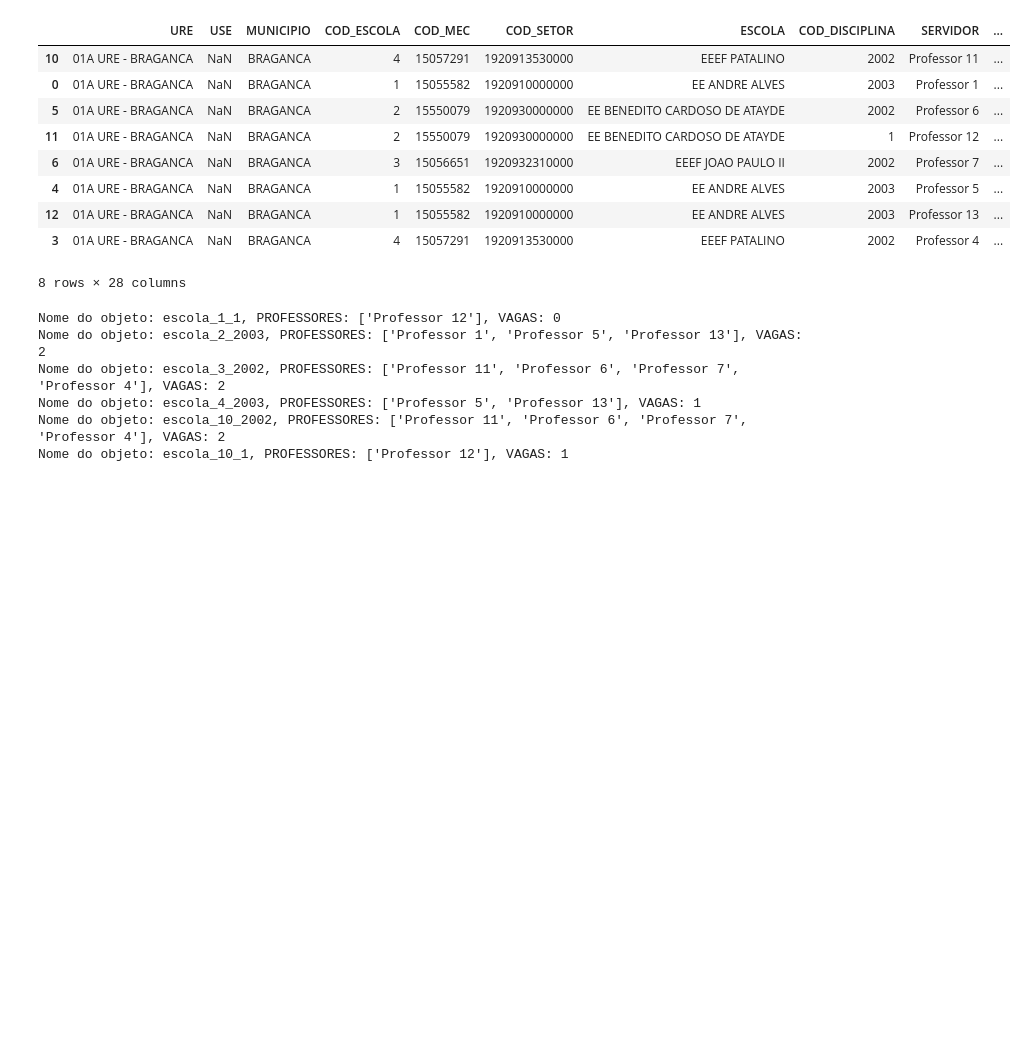
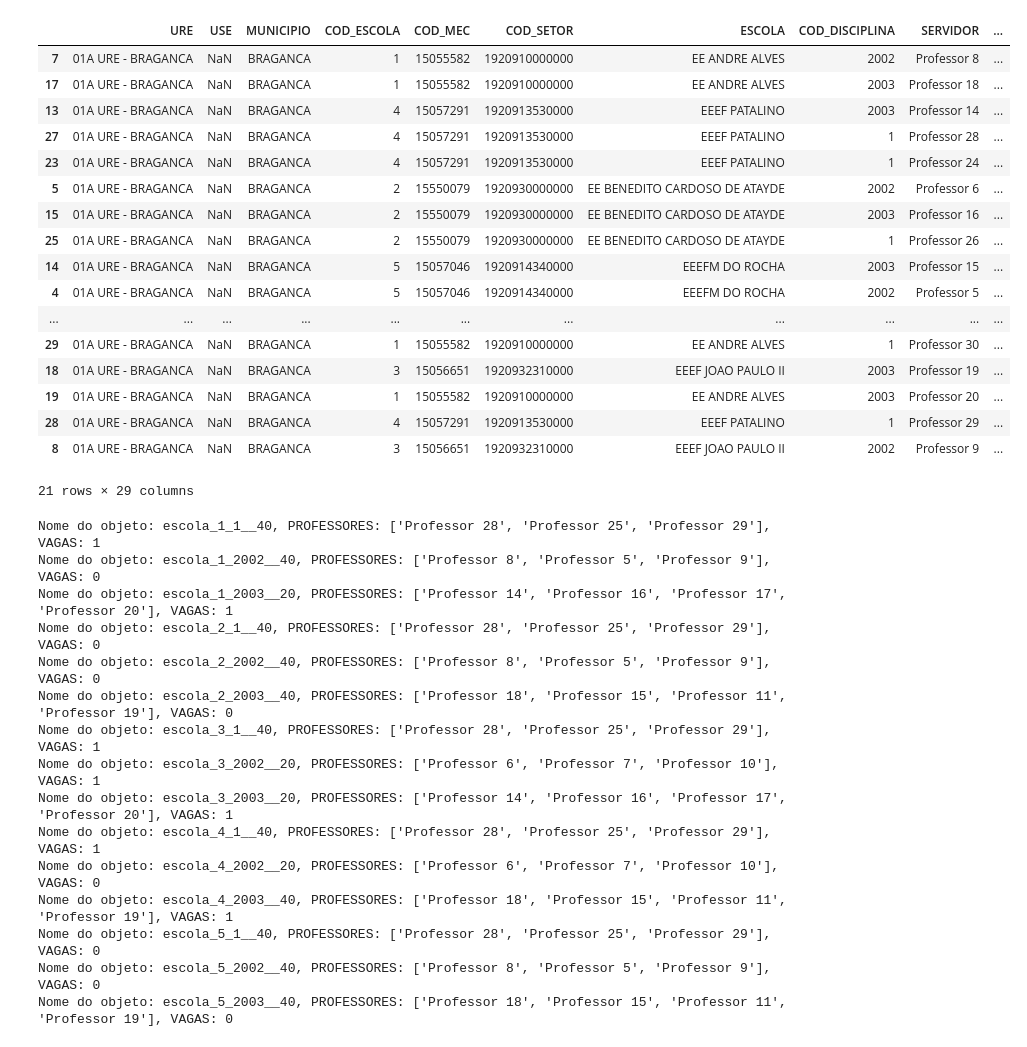
Before and after one commit to LH-Carreira/Algoritmo-lotacao, a Jupyter notebook: 03.ipynb, the cells around one changed output. Cells and saved outputs as stored; diff of their text form; code cells hidden in the pictures; blank space fills up the shorter version.

Commit message:
Expansao Base/Turnos

```diff
--- a/03.ipynb
+++ b/03.ipynb
@@ -2,7 +2,7 @@
 import pandas as pd
 
 class Escola:
-    def __init__(self, URE, USE, MUNICIPIO, COD_ESCOLA, COD_MEC, COD_SETOR, ESCOLA, COD_DISCIPLINA, CH_HORARIA, VAGAS, lista_professores):
+    def __init__(self, URE, USE, MUNICIPIO, COD_ESCOLA, COD_MEC, COD_SETOR, ESCOLA, COD_DISCIPLINA, TURNO, INTEGRAL, CH_HORARIA, VAGAS, lista_professores):
         self.URE = URE
         self.USE = USE
         self.MUNICIPIO = MUNICIPIO
@@ -11,6 +11,8 @@ class Escola:
         self.COD_SETOR = COD_SETOR
         self.ESCOLA = ESCOLA
         self.COD_DISCIPLINA = COD_DISCIPLINA
+        self.TURNO = TURNO
+        self.INTEGRAL = INTEGRAL
         self.CH_HORARIA = CH_HORARIA
         self.VAGAS = VAGAS
         self.lista_professores = lista_professores
@@ -24,7 +26,7 @@ escolas_dict = {}
 # Percorrer as linhas do DataFrame
 for indice, linha in base_escolas.iterrows():
     # Gerar o nome do objeto
-    nome_objeto = f"escola_{linha['COD_ESCOLA']}_{linha['COD_DISCIPLINA']}"
+    nome_objeto = f"escola_{linha['COD_ESCOLA']}_{linha['COD_DISCIPLINA']}__{linha['CH_HORARIA']}"
 
     # Criar um objeto Escola para cada linha
     escola = Escola(
@@ -36,6 +38,8 @@ for indice, linha in base_escolas.iterrows():
         linha['COD_SETOR'],
         linha['ESCOLA'],
         linha['COD_DISCIPLINA'],
+        linha['TURNO'],
+        linha['INTEGRAL'],
         linha['CH_HORARIA'],
         linha['VAGAS'],
         lista_professores = []
@@ -74,6 +73,7 @@ base_professores = base_professores.sort_values(by='area_conhecimento', ascendin
 base_professores = base_professores.sort_values(by='EFETIVO', ascending=False)
 
 professores_internos = base_professores[base_professores['INTERNO'] == 'SIM']
+professores_internos = professores_internos.sort_values(by='CH_TOTAL', ascending=False)
 display(professores_internos)
 
 global professores_lotados
@@ -172,57 +208,66 @@ Nome do objeto: escola_10_1, PROFESSORES: [], VAGAS: 1
 # %%
 display(base_professores)
 
 # CRIANDO AS LISTAS PARA LOTAÇÃO
 for nome_objeto, escola in escolas_dict.items():
 
     for index, professor in base_professores.iterrows():
-        cod_disciplina = professor['COD_DISCIPLINA']
-        agrupamento = professor['MUNICIPIO']
-        cod_escola = professor['COD_ESCOLA']
-        ch_prof = professor['JORNADA']
 
-        if escola.CH_HORARIA == 'GRANDE':
-            ch_escola = 40
-        else:
-            ch_escola = 20
-
-        if (escola.COD_DISCIPLINA == cod_disciplina)and (escola.MUNICIPIO == agrupamento):
-            if ch_prof == 40 and ch_escola == 20:
+        if (escola.COD_DISCIPLINA == professor['COD_DISCIPLINA'])and (escola.MUNICIPIO == professor['MUNICIPIO']):
+            if professor['JORNADA'] != escola.CH_HORARIA:
                 pass
             else:
                 servidor = professor['SERVIDOR']
-                # Verifica se o professor já foi adicionado à lista da escola
+                jornada = professor['JORNADA']
+                efetivo = professor['EFETIVO']
                 if servidor not in escola.lista_professores:
                     escola.lista_professores.append(servidor)
 
         else:
             pass
 
         #print(nome_objeto, escola.lista_professores)
         # ESCOLA.LISTA ADICIONA CADA PROFESSOR QUE CUMPRA OS REQUISITOS
         # LISTA ATUALIZADA COM RANKING (3, 9, 5, 6, 7, 8)
 
 
 
 for nome_objeto, escola in escolas_dict.items():
     print(f"Nome do objeto: {nome_objeto}, PROFESSORES: {escola.lista_professores}, VAGAS: {escola.VAGAS}")
 # %% [output]
 |  | URE | USE | MUNICIPIO | COD_ESCOLA | COD_MEC | COD_SETOR | ESCOLA | COD_DISCIPLINA | SERVIDOR | ... |
-| 10 | 01A URE - BRAGANCA | NaN | BRAGANCA | 4 | 15057291 | 1920913530000 | EEEF PATALINO | 2002 | Professor 11 | ... |
-| 0 | 01A URE - BRAGANCA | NaN | BRAGANCA | 1 | 15055582 | 1920910000000 | EE ANDRE ALVES | 2003 | Professor 1 | ... |
+| 7 | 01A URE - BRAGANCA | NaN | BRAGANCA | 1 | 15055582 | 1920910000000 | EE ANDRE ALVES | 2002 | Professor 8 | ... |
+| 17 | 01A URE - BRAGANCA | NaN | BRAGANCA | 1 | 15055582 | 1920910000000 | EE ANDRE ALVES | 2003 | Professor 18 | ... |
+| 13 | 01A URE - BRAGANCA | NaN | BRAGANCA | 4 | 15057291 | 1920913530000 | EEEF PATALINO | 2003 | Professor 14 | ... |
+| 27 | 01A URE - BRAGANCA | NaN | BRAGANCA | 4 | 15057291 | 1920913530000 | EEEF PATALINO | 1 | Professor 28 | ... |
+| 23 | 01A URE - BRAGANCA | NaN | BRAGANCA | 4 | 15057291 | 1920913530000 | EEEF PATALINO | 1 | Professor 24 | ... |
 | 5 | 01A URE - BRAGANCA | NaN | BRAGANCA | 2 | 15550079 | 1920930000000 | EE BENEDITO CARDOSO DE ATAYDE | 2002 | Professor 6 | ... |
-| 11 | 01A URE - BRAGANCA | NaN | BRAGANCA | 2 | 15550079 | 1920930000000 | EE BENEDITO CARDOSO DE ATAYDE | 1 | Professor 12 | ... |
-| 6 | 01A URE - BRAGANCA | NaN | BRAGANCA | 3 | 15056651 | 1920932310000 | EEEF JOAO PAULO II | 2002 | Professor 7 | ... |
-| 4 | 01A URE - BRAGANCA | NaN | BRAGANCA | 1 | 15055582 | 1920910000000 | EE ANDRE ALVES | 2003 | Professor 5 | ... |
-| 12 | 01A URE - BRAGANCA | NaN | BRAGANCA | 1 | 15055582 | 1920910000000 | EE ANDRE ALVES | 2003 | Professor 13 | ... |
-| 3 | 01A URE - BRAGANCA | NaN | BRAGANCA | 4 | 15057291 | 1920913530000 | EEEF PATALINO | 2002 | Professor 4 | ... |
+| 15 | 01A URE - BRAGANCA | NaN | BRAGANCA | 2 | 15550079 | 1920930000000 | EE BENEDITO CARDOSO DE ATAYDE | 2003 | Professor 16 | ... |
+| 25 | 01A URE - BRAGANCA | NaN | BRAGANCA | 2 | 15550079 | 1920930000000 | EE BENEDITO CARDOSO DE ATAYDE | 1 | Professor 26 | ... |
+| 14 | 01A URE - BRAGANCA | NaN | BRAGANCA | 5 | 15057046 | 1920914340000 | EEEFM DO ROCHA | 2003 | Professor 15 | ... |
+| 4 | 01A URE - BRAGANCA | NaN | BRAGANCA | 5 | 15057046 | 1920914340000 | EEEFM DO ROCHA | 2002 | Professor 5 | ... |
+| ... | ... | ... | ... | ... | ... | ... | ... | ... | ... | ... |
+| 29 | 01A URE - BRAGANCA | NaN | BRAGANCA | 1 | 15055582 | 1920910000000 | EE ANDRE ALVES | 1 | Professor 30 | ... |
+| 18 | 01A URE - BRAGANCA | NaN | BRAGANCA | 3 | 15056651 | 1920932310000 | EEEF JOAO PAULO II | 2003 | Professor 19 | ... |
+| 19 | 01A URE - BRAGANCA | NaN | BRAGANCA | 1 | 15055582 | 1920910000000 | EE ANDRE ALVES | 2003 | Professor 20 | ... |
+| 28 | 01A URE - BRAGANCA | NaN | BRAGANCA | 4 | 15057291 | 1920913530000 | EEEF PATALINO | 1 | Professor 29 | ... |
+| 8 | 01A URE - BRAGANCA | NaN | BRAGANCA | 3 | 15056651 | 1920932310000 | EEEF JOAO PAULO II | 2002 | Professor 9 | ... |
-8 rows × 28 columns
+21 rows × 29 columns
-Nome do objeto: escola_1_1, PROFESSORES: ['Professor 12'], VAGAS: 0
-Nome do objeto: escola_2_2003, PROFESSORES: ['Professor 1', 'Professor 5', 'Professor 13'], VAGAS: 2
-Nome do objeto: escola_3_2002, PROFESSORES: ['Professor 11', 'Professor 6', 'Professor 7', 'Professor 4'], VAGAS: 2
-Nome do objeto: escola_4_2003, PROFESSORES: ['Professor 5', 'Professor 13'], VAGAS: 1
-Nome do objeto: escola_10_2002, PROFESSORES: ['Professor 11', 'Professor 6', 'Professor 7', 'Professor 4'], VAGAS: 2
-Nome do objeto: escola_10_1, PROFESSORES: ['Professor 12'], VAGAS: 1
+Nome do objeto: escola_1_1__40, PROFESSORES: ['Professor 28', 'Professor 25', 'Professor 29'], VAGAS: 1
+Nome do objeto: escola_1_2002__40, PROFESSORES: ['Professor 8', 'Professor 5', 'Professor 9'], VAGAS: 0
+Nome do objeto: escola_1_2003__20, PROFESSORES: ['Professor 14', 'Professor 16', 'Professor 17', 'Professor 20'], VAGAS: 1
+Nome do objeto: escola_2_1__40, PROFESSORES: ['Professor 28', 'Professor 25', 'Professor 29'], VAGAS: 0
+Nome do objeto: escola_2_2002__40, PROFESSORES: ['Professor 8', 'Professor 5', 'Professor 9'], VAGAS: 0
+Nome do objeto: escola_2_2003__40, PROFESSORES: ['Professor 18', 'Professor 15', 'Professor 11', 'Professor 19'], VAGAS: 0
+Nome do objeto: escola_3_1__40, PROFESSORES: ['Professor 28', 'Professor 25', 'Professor 29'], VAGAS: 1
+Nome do objeto: escola_3_2002__20, PROFESSORES: ['Professor 6', 'Professor 7', 'Professor 10'], VAGAS: 1
+Nome do objeto: escola_3_2003__20, PROFESSORES: ['Professor 14', 'Professor 16', 'Professor 17', 'Professor 20'], VAGAS: 1
+Nome do objeto: escola_4_1__40, PROFESSORES: ['Professor 28', 'Professor 25', 'Professor 29'], VAGAS: 1
+Nome do objeto: escola_4_2002__20, PROFESSORES: ['Professor 6', 'Professor 7', 'Professor 10'], VAGAS: 0
+Nome do objeto: escola_4_2003__40, PROFESSORES: ['Professor 18', 'Professor 15', 'Professor 11', 'Professor 19'], VAGAS: 1
+Nome do objeto: escola_5_1__40, PROFESSORES: ['Professor 28', 'Professor 25', 'Professor 29'], VAGAS: 0
+Nome do objeto: escola_5_2002__40, PROFESSORES: ['Professor 8', 'Professor 5', 'Professor 9'], VAGAS: 0
+Nome do objeto: escola_5_2003__40, PROFESSORES: ['Professor 18', 'Professor 15', 'Professor 11', 'Professor 19'], VAGAS: 0
 # %%
 def desempate():
     for nome_objeto, escola in escolas_dict.items():
```
Also changed, not shown: parts of 8 cells of this notebook, 2 other files.
